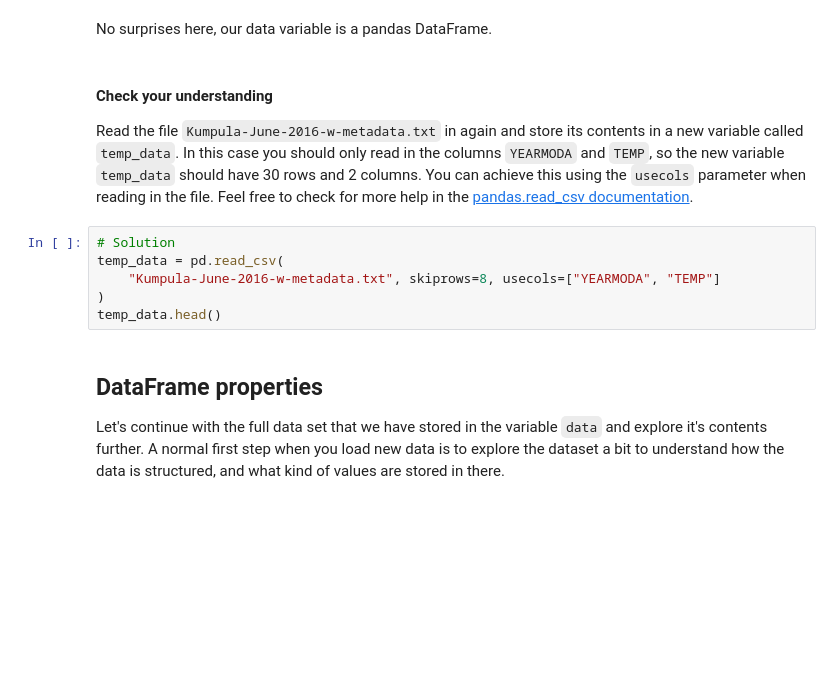
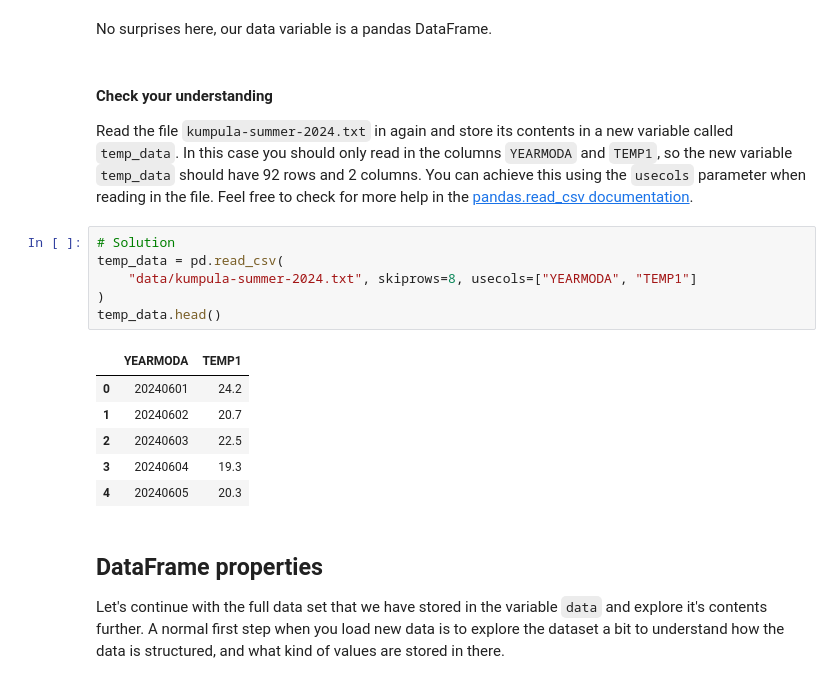
Before and after one commit to heattard/geo-python, a Jupyter notebook: source/notebooks/L5/exploring-data-using-pandas.ipynb, the cells around one changed output. Drawn from its saved outputs; the diff is of its cells as text; blank space fills up the shorter version.

```diff
--- a/source/notebooks/L5/exploring-data-using-pandas.ipynb
+++ b/source/notebooks/L5/exploring-data-using-pandas.ipynb
@@ -156,13 +172,20 @@ No surprises here, our data variable is a pandas DataFrame.
 # %% [markdown]
 #### Check your understanding
 
-Read the file `Kumpula-June-2016-w-metadata.txt` in again and store its contents in a new variable called `temp_data`. In this case you should only read in the columns `YEARMODA` and `TEMP`, so the new variable `temp_data` should have 30 rows and 2 columns. You can achieve this using the `usecols` parameter when reading in the file. Feel free to check for more help in the [pandas.read_csv documentation](https://pandas.pydata.org/pandas-docs/stable/generated/pandas.read_csv.html).
+Read the file `kumpula-summer-2024.txt` in again and store its contents in a new variable called `temp_data`. In this case you should only read in the columns `YEARMODA` and `TEMP1`, so the new variable `temp_data` should have 92 rows and 2 columns. You can achieve this using the `usecols` parameter when reading in the file. Feel free to check for more help in the [pandas.read_csv documentation](https://pandas.pydata.org/pandas-docs/stable/generated/pandas.read_csv.html).
 # %%
 # Solution
 temp_data = pd.read_csv(
-    "Kumpula-June-2016-w-metadata.txt", skiprows=8, usecols=["YEARMODA", "TEMP"]
+    "data/kumpula-summer-2024.txt", skiprows=8, usecols=["YEARMODA", "TEMP1"]
 )
 temp_data.head()
+# %% [output]
+|  | YEARMODA | TEMP1 |
+| 0 | 20240601 | 24.2 |
+| 1 | 20240602 | 20.7 |
+| 2 | 20240603 | 22.5 |
+| 3 | 20240604 | 19.3 |
+| 4 | 20240605 | 20.3 |
 # %% [markdown]
 ## DataFrame properties
 
```
Also changed, not shown: parts of 30 cells of this notebook.
